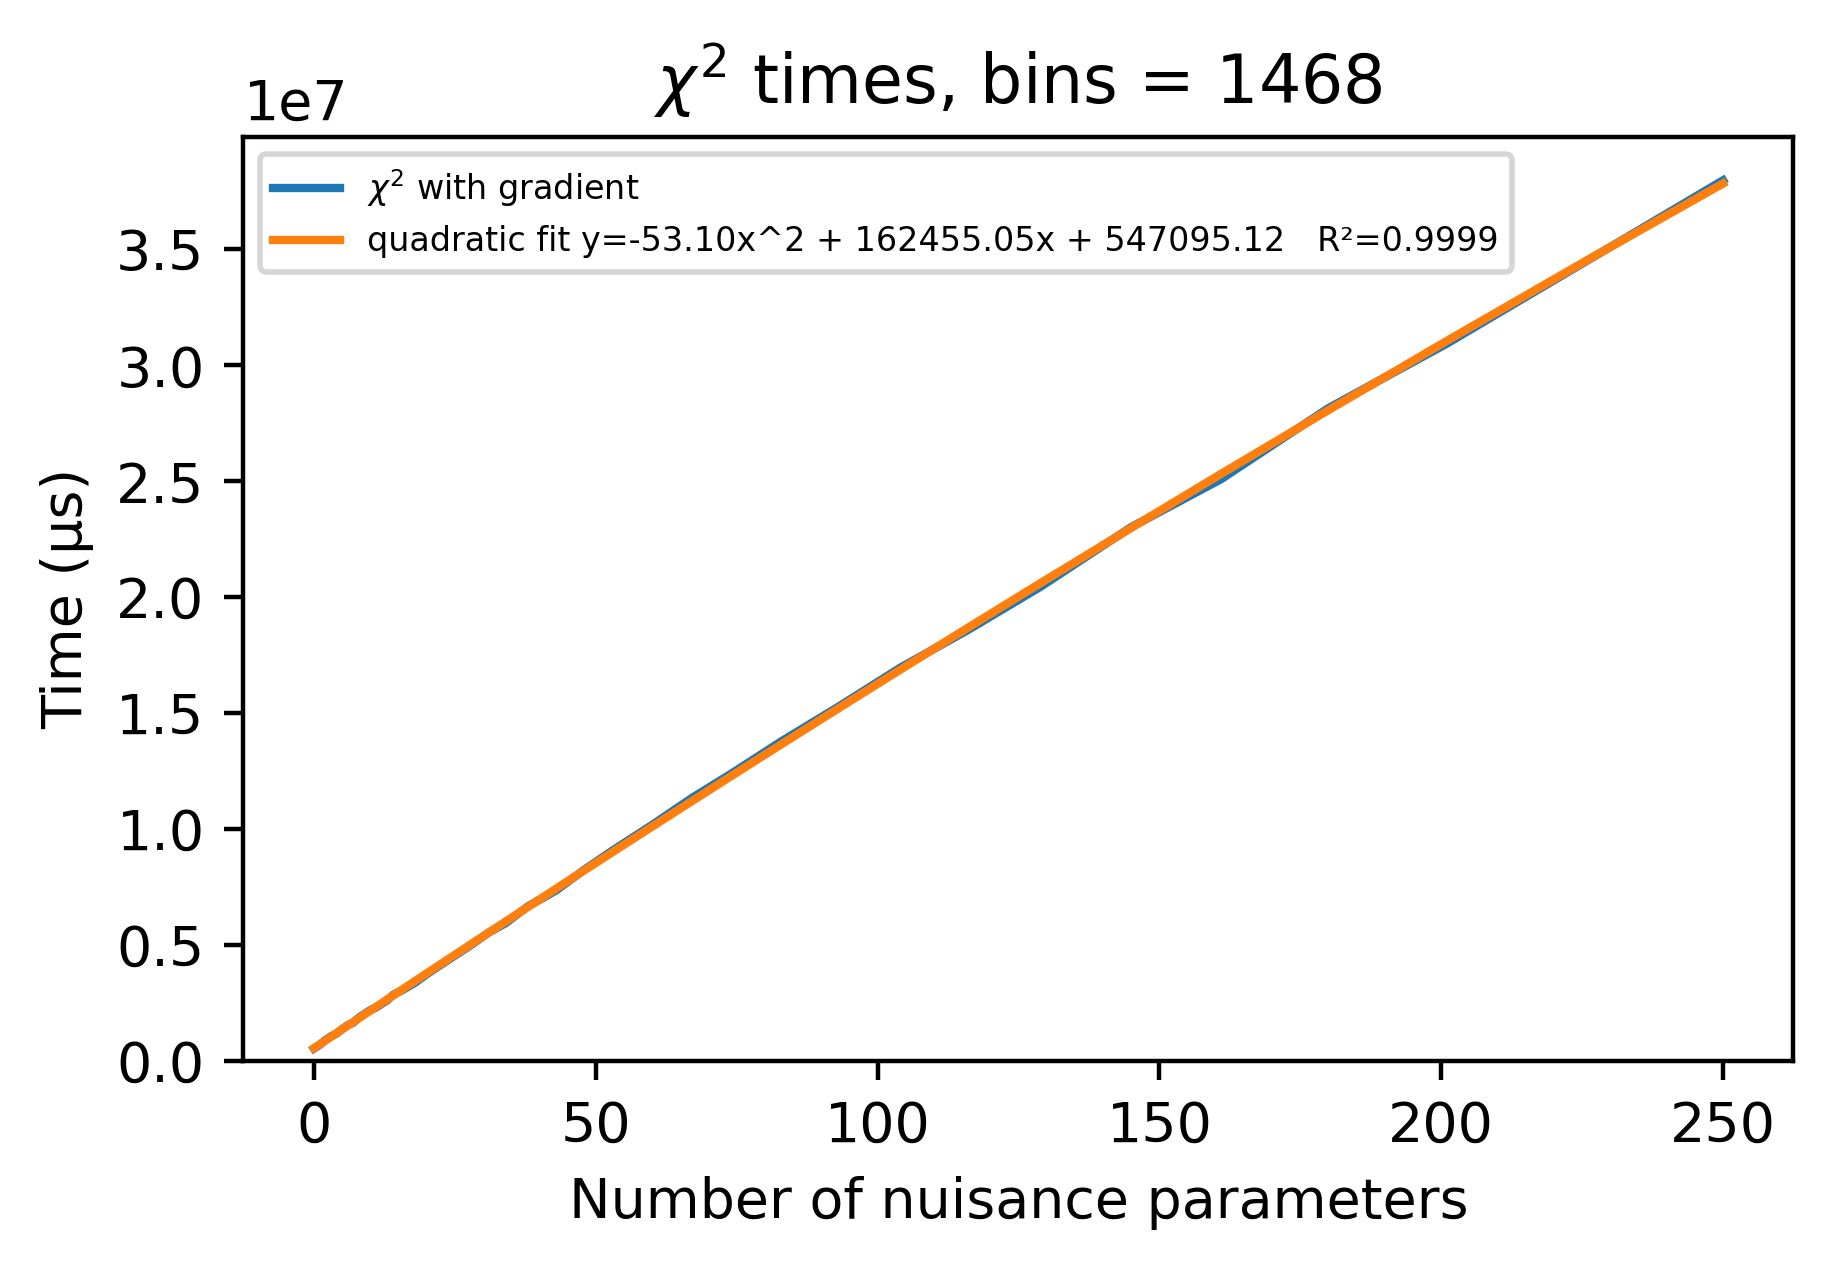
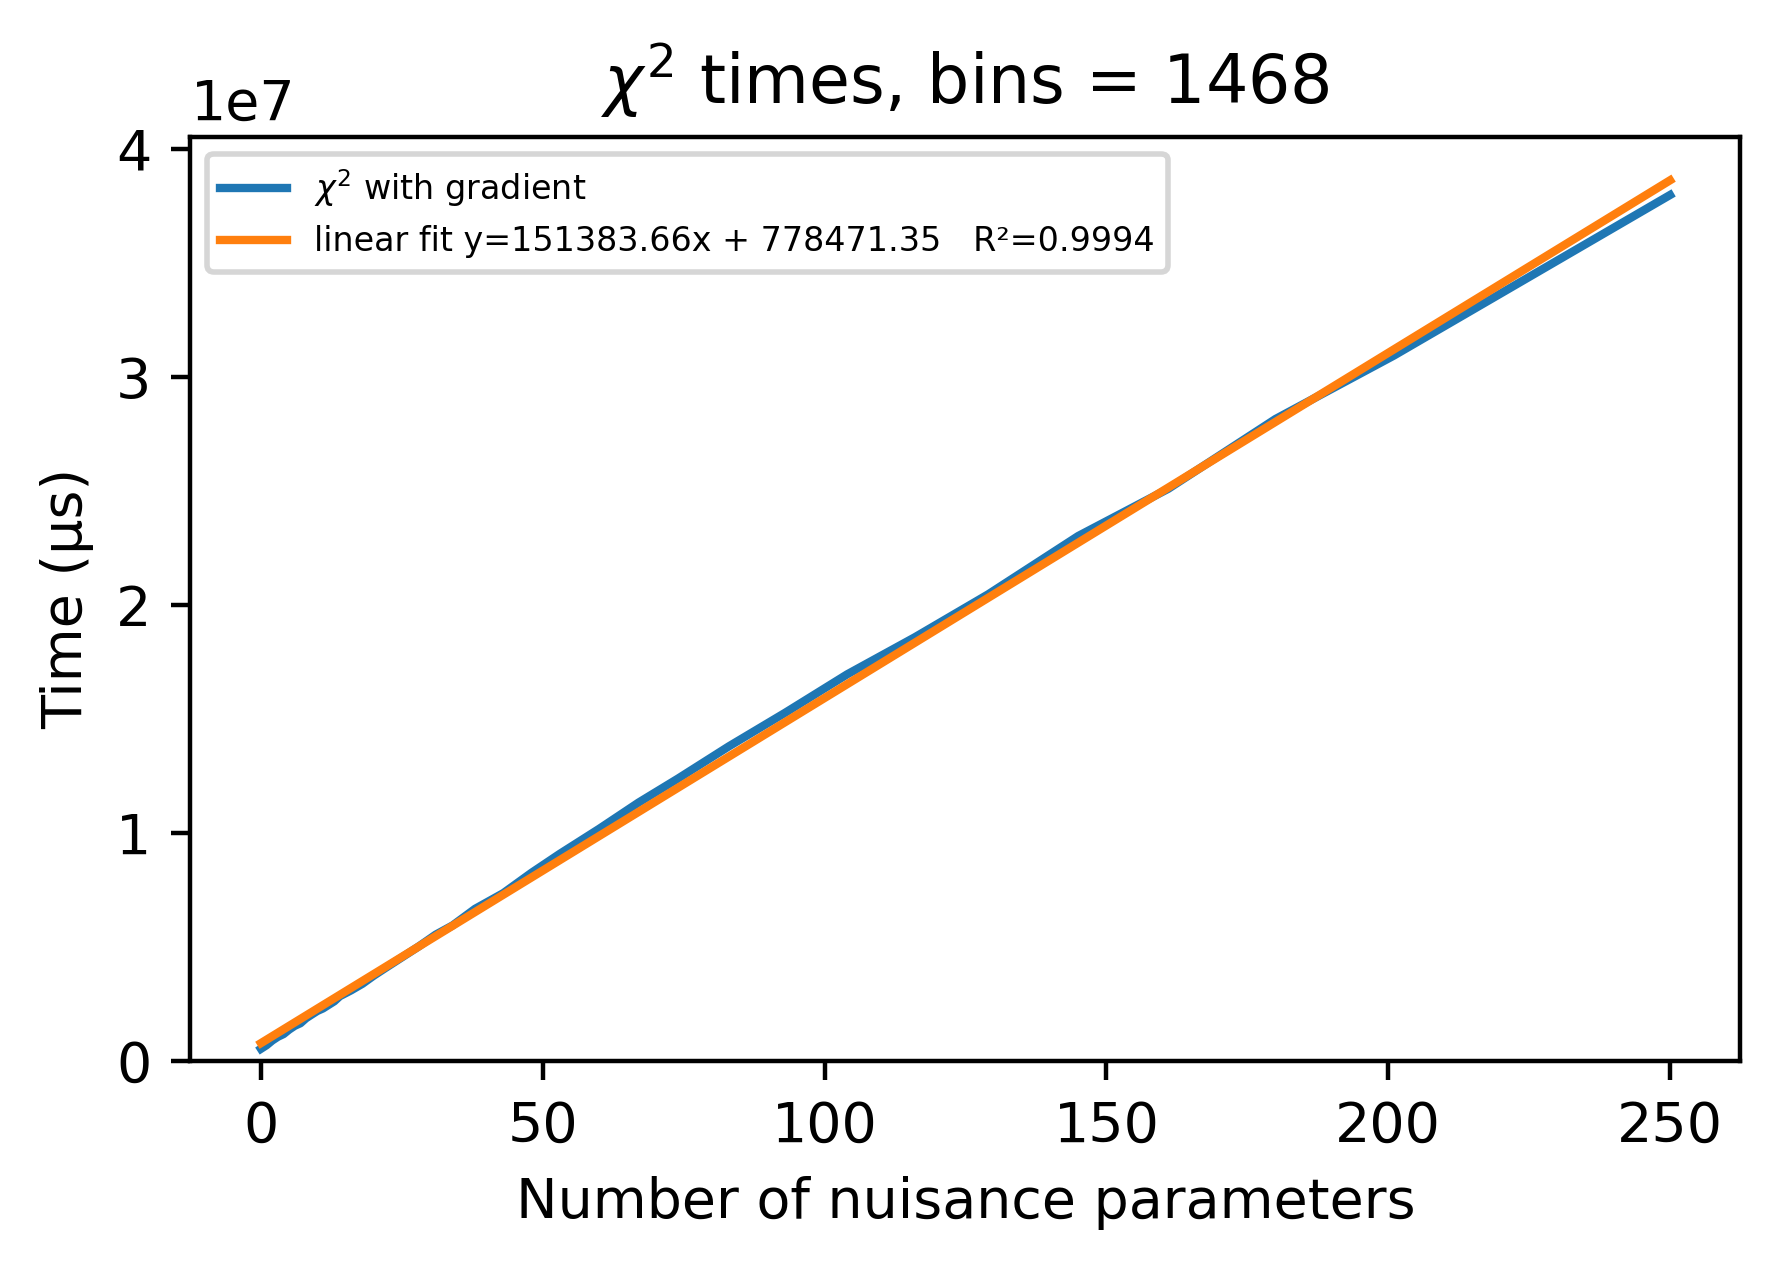
Unified diff of the notebook cell whose output changed from the first chart to the second:
--- before
+++ after
@@ -1,7 +1,7 @@
 plt.figure(figsize=(5, 3), dpi=400)
 plt.plot(chi2_with_x0, chi2_with_y0, label='$\\chi^2$ with gradient')
-plt.plot(chi2_with_x0, quadratic_func(chi2_with_x0, *chi_quad_params), label='quadratic fit y=%.2fx^2 + %.2fx + %.2f   R²=%.4f' % (*tuple(chi_quad_params), chi_quad_r_squared))
+#plt.plot(chi2_with_x0, quadratic_func(chi2_with_x0, *chi_quad_params), label='quadratic fit y=%.2fx^2 + %.2fx + %.2f   R²=%.4f' % (*tuple(chi_quad_params), chi_quad_r_squared))
 #plt.plot(chi2_with_x0, exponential_func(chi2_with_x0, *chi_exp_params), label='exponential fit y=%.2fe^(%.4fx)        R²=%.4f' % (*tuple(chi_exp_params), chi_exp_r_squared))
-#plt.plot(chi2_with_x0, linear_func(chi2_with_x0, *chi_lin_params), label='linear fit y=%.2fx + %.2f   R²=%.4f' % (*tuple(chi_lin_params), chi_lin_r_squared))
+plt.plot(chi2_with_x0, linear_func(chi2_with_x0, *chi_lin_params), label='linear fit y=%.2fx + %.2f   R²=%.4f' % (*tuple(chi_lin_params), chi_lin_r_squared))
 plt.legend(fontsize=6)
 if PARAM_PULL:

Commit: Fix legend for chi2 linear fit